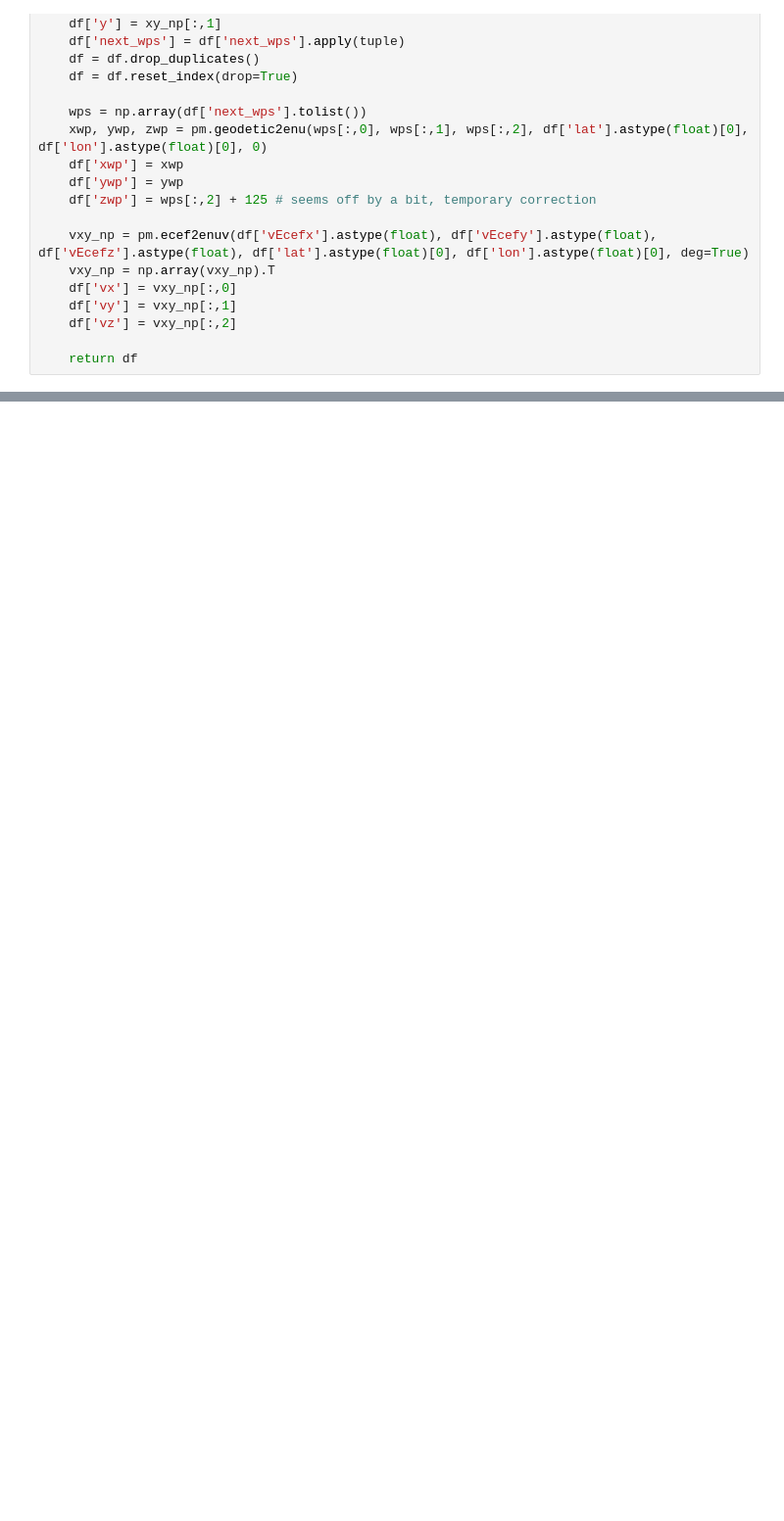
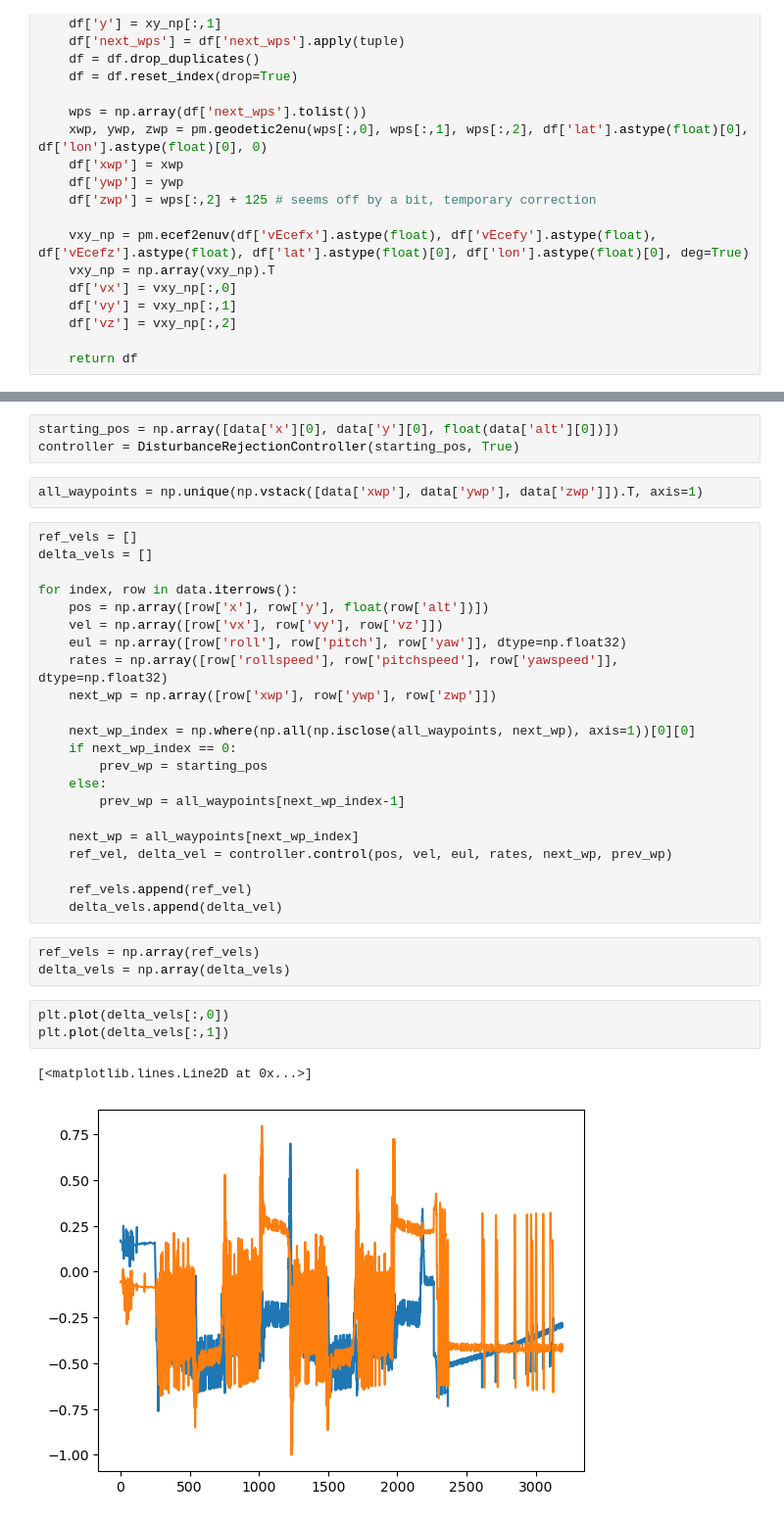
Before and after one commit to acoursey3/uav-controller, a Jupyter notebook: code/Demo.ipynb, the cells around one changed output, grey strips where cells are left out. Shown: that part at 98% size. Drawn from its saved outputs; the diff is of its cells as text; blank space fills up the shorter version.

Commit message:
Update controller

```diff
--- a/code/Demo.ipynb
+++ b/code/Demo.ipynb
@@ -55,0 +62,36 @@ NameError: name 'pickle' is not defined
+# %%
+starting_pos = np.array([data['x'][0], data['y'][0], float(data['alt'][0])])
+controller = DisturbanceRejectionController(starting_pos, True)
+# %%
+all_waypoints = np.unique(np.vstack([data['xwp'], data['ywp'], data['zwp']]).T, axis=1)
+# %%
+ref_vels = []
+delta_vels = []
+
+for index, row in data.iterrows():
+    pos = np.array([row['x'], row['y'], float(row['alt'])])
+    vel = np.array([row['vx'], row['vy'], row['vz']])
+    eul = np.array([row['roll'], row['pitch'], row['yaw']], dtype=np.float32)
+    rates = np.array([row['rollspeed'], row['pitchspeed'], row['yawspeed']], dtype=np.float32)
+    next_wp = np.array([row['xwp'], row['ywp'], row['zwp']])
+
+    next_wp_index = np.where(np.all(np.isclose(all_waypoints, next_wp), axis=1))[0][0]
+    if next_wp_index == 0:
+        prev_wp = starting_pos
+    else:
+        prev_wp = all_waypoints[next_wp_index-1]
+
+    next_wp = all_waypoints[next_wp_index]
+    ref_vel, delta_vel = controller.control(pos, vel, eul, rates, next_wp, prev_wp)
+
+    ref_vels.append(ref_vel)
+    delta_vels.append(delta_vel)
+# %%
+ref_vels = np.array(ref_vels)
+delta_vels = np.array(delta_vels)
+# %%
+plt.plot(delta_vels[:,0])
+plt.plot(delta_vels[:,1])
+# %% [output]
+[<matplotlib.lines.Line2D at 0x...>]
+[figure, added]
```
Also changed, not shown: parts of 6 cells of this notebook, 3 other files.
